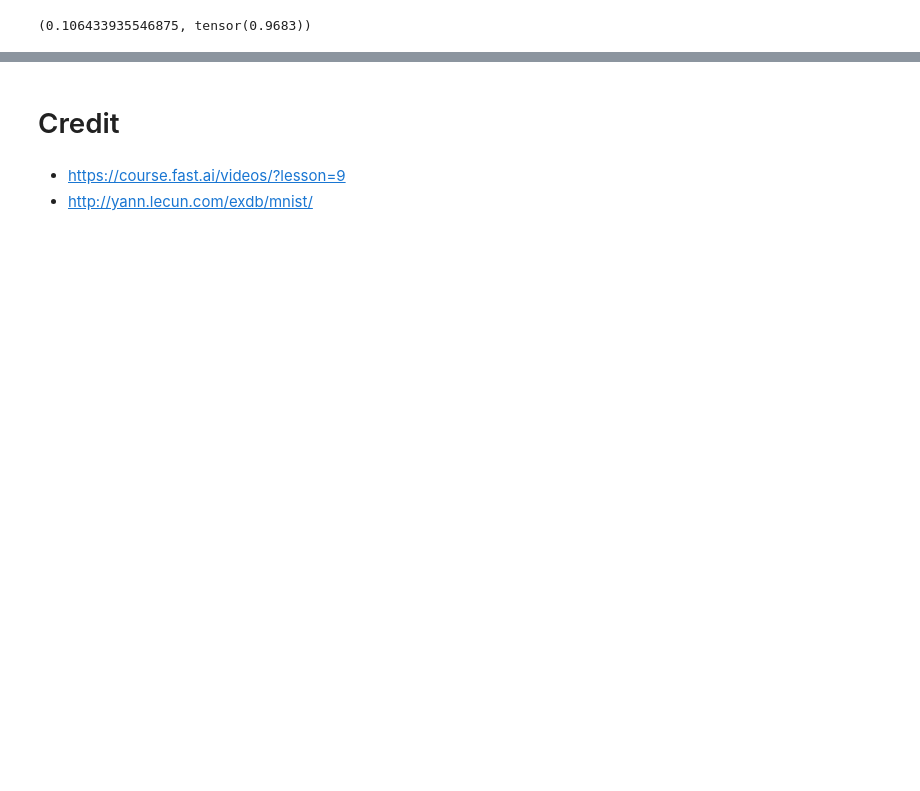
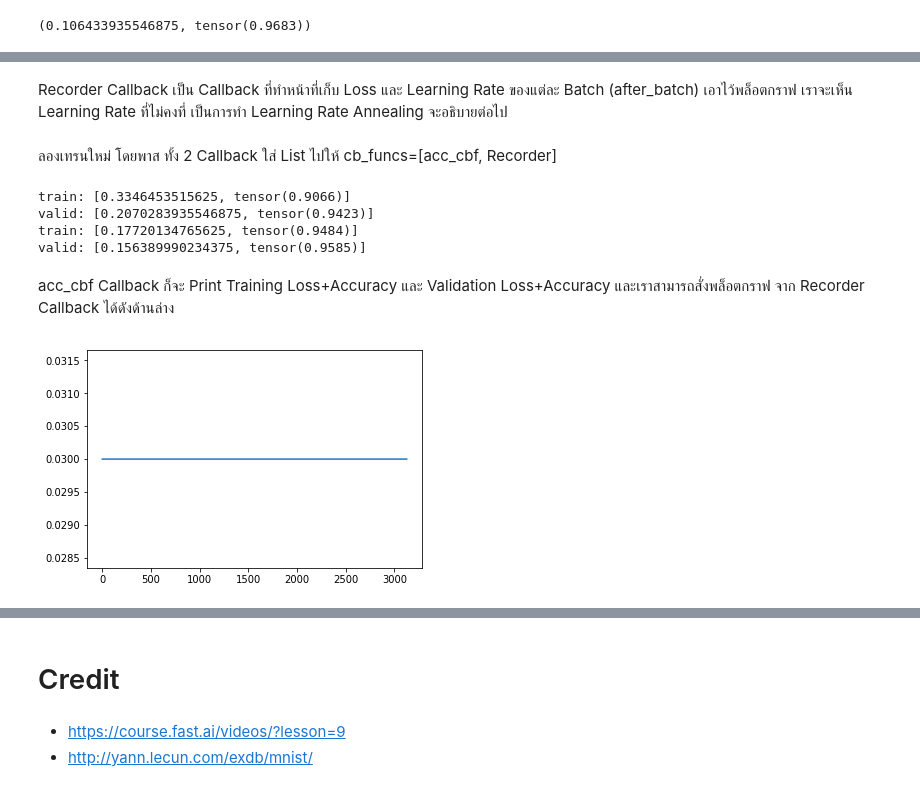
Before and after one commit to gnoparus/bualabs, a Jupyter notebook: nbs/16i-callback-sample.ipynb, the cells around one changed output, grey strips where cells are left out. Cells and saved outputs as stored; diff of their text form; code cells hidden in the pictures; blank space fills up the shorter version.

```diff
--- a/nbs/16i-callback-sample.ipynb
+++ b/nbs/16i-callback-sample.ipynb
@@ -308,0 +313,33 @@ run.avg_stats.valid_stats.avg_stats
+# %% [markdown]
+Recorder Callback เป็น Callback ที่ทำหน้าที่เก็บ Loss และ Learning Rate ของแต่ละ Batch (after_batch) เอาไว้พล็อตกราฟ เราจะเห็น Learning Rate ที่ไม่คงที่ เป็นการทำ Learning Rate Annealing จะอธิบายต่อไป
+# %%
+class Recorder(Callback):
+    def begin_fit(self): self.lrs, self.losses = [], []
+
+    def after_batch(self):
+        if not self.in_train: return
+        self.lrs.append(self.opt.param_groups[-1]['lr'])
+        self.losses.append(self.loss.detach().cpu())
+
+    def plot_lr(self): plt.plot(self.lrs)
+    def plot_loss(self): plt.plot(self.losses)
+# %% [markdown]
+ลองเทรนใหม่ โดยพาส ทั้ง 2 Callback ใส่ List ไปให้ cb_funcs=[acc_cbf, Recorder]
+# %%
+model, loss_func = get_model()
+opt = torch.optim.SGD(model.parameters(), lr=lr)
+learn = Learner(model, opt, loss_func, data)
+
+run = Runner(cb_funcs=[acc_cbf, Recorder])
+run.fit(2, learn)
+# %% [output]
+train: [0.3346453515625, tensor(0.9066)]
+valid: [0.2070283935546875, tensor(0.9423)]
+train: [0.17720134765625, tensor(0.9484)]
+valid: [0.156389990234375, tensor(0.9585)]
+# %% [markdown]
+acc_cbf Callback ก็จะ Print Training Loss+Accuracy และ Validation Loss+Accuracy และเราสามารถสั่งพล็อตกราฟ จาก Recorder Callback ได้ดังด้านล่าง
+# %%
+run.recorder.plot_lr()
+# %% [output]
+[figure, added]
```
Also changed, not shown: parts of 23 cells of this notebook.
